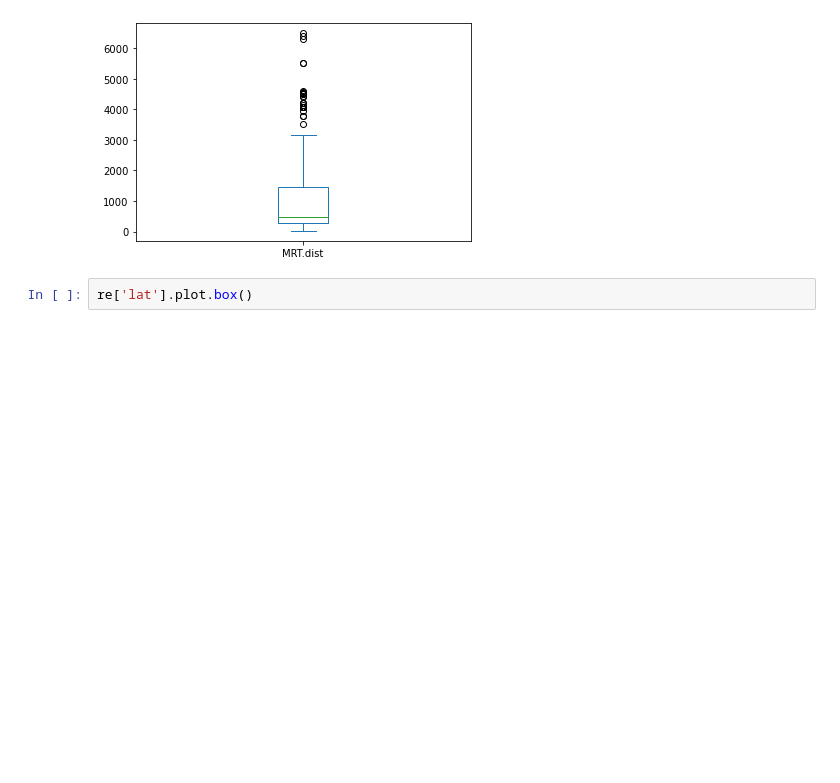
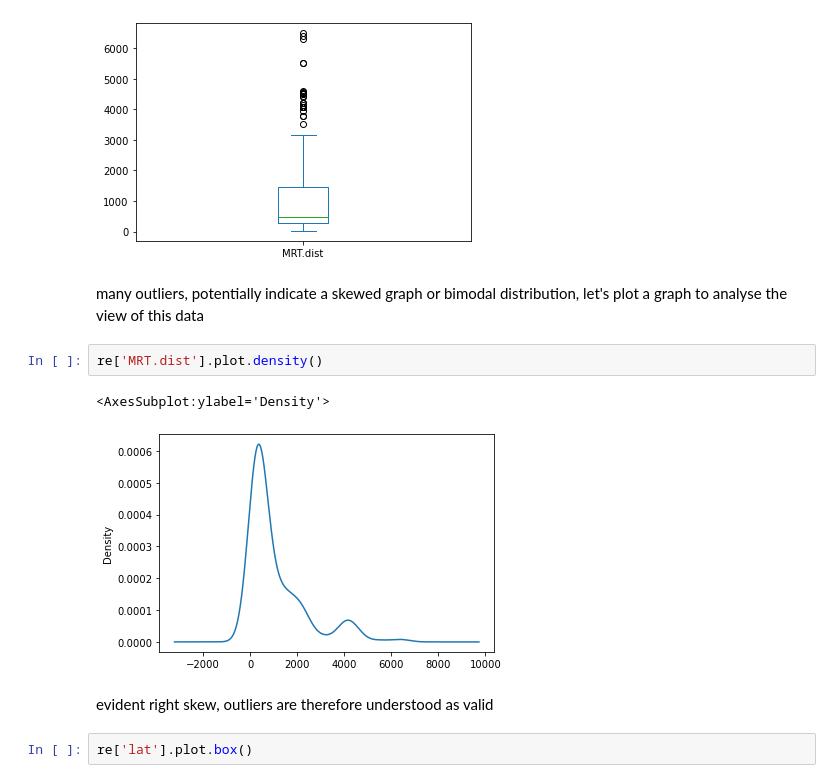
Before and after one commit to Torimazing/vjh10_infsci510, a Jupyter notebook: Assignment 2/Assignment 2.ipynb, the cells around one changed output. Cells and saved outputs as stored; diff of their text form; blank space fills up the shorter version.

```diff
--- a/Assignment 2/Assignment 2.ipynb
+++ b/Assignment 2/Assignment 2.ipynb
@@ -109,6 +138,15 @@ re['MRT.dist'].plot.box()
 # %% [output]
 <AxesSubplot:>
 [figure]
+# %% [markdown]
+many outliers, potentially indicate a skewed graph or bimodal distribution, let's plot a graph to analyse the view of this data
+# %%
+re['MRT.dist'].plot.density()
+# %% [output]
+<AxesSubplot:ylabel='Density'>
+[figure, added]
+# %% [markdown]
+evident right skew, outliers are therefore understood as valid
 # %%
 re['lat'].plot.box()
 # %% [output]
```
Also changed, not shown: parts of 24 cells of this notebook.
